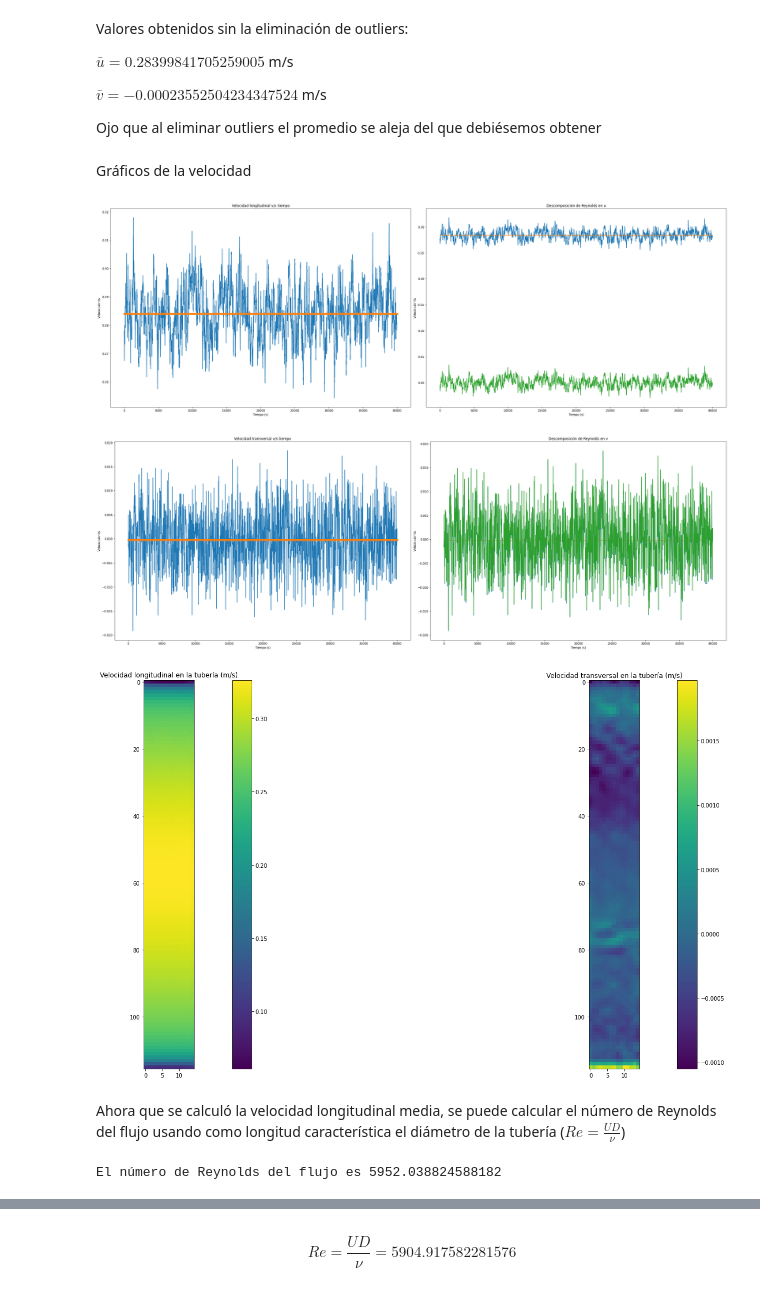
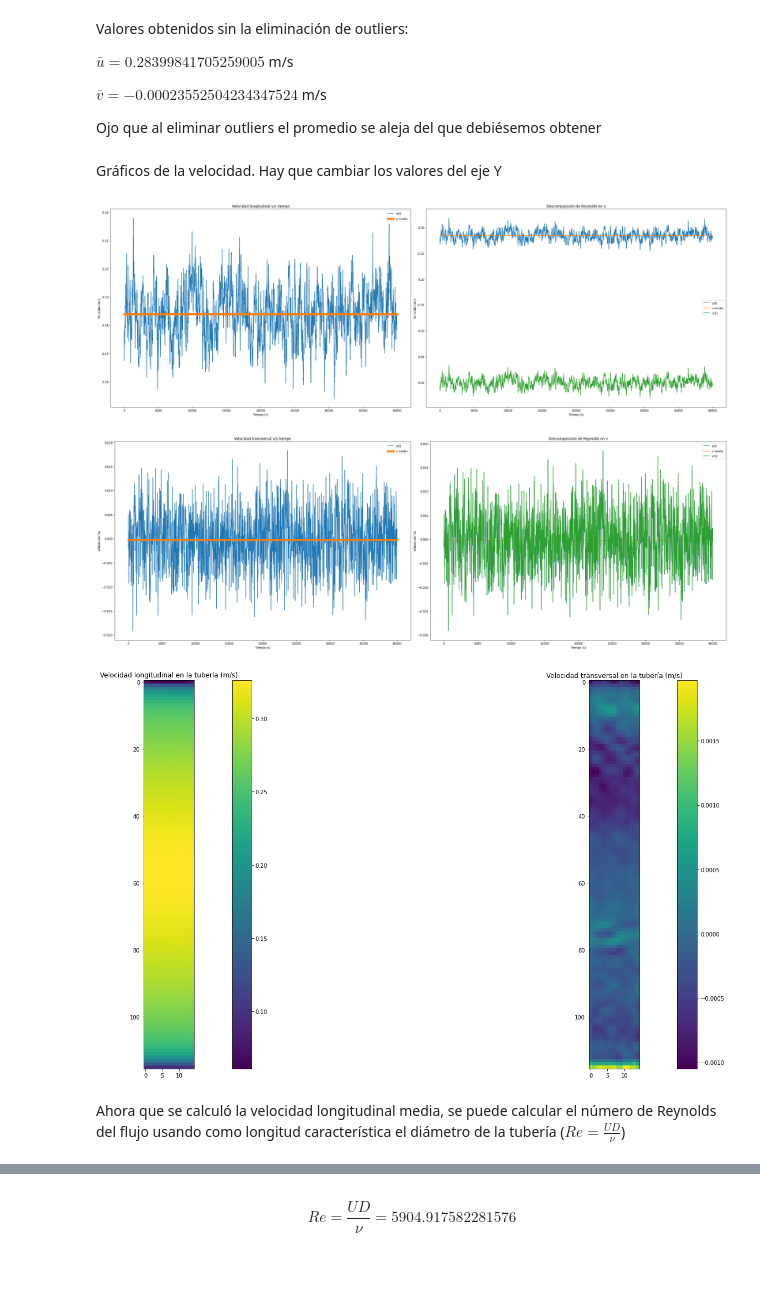
Before and after one commit to AlonsoEspinoza8/Proyecto-ICH1104, a Jupyter notebook: proyecto.ipynb, the cells around one changed output, grey strips where cells are left out. Cells and saved outputs as stored; diff of their text form; code cells hidden in the pictures.

```diff
--- a/proyecto.ipynb
+++ b/proyecto.ipynb
@@ -128,68 +128,65 @@ $\bar{v} = -0.00023552504234347524$ m/s
 
 Ojo que al eliminar outliers el promedio se aleja del que debiésemos obtener
 # %% [markdown]
-Gráficos de la velocidad
+Gráficos de la velocidad. Hay que cambiar los valores del eje Y
 # %%
 # Gráfico u(t) y mean(u) + u'
 plt.subplot(1, 2, 1)
-plt.plot(mean_u_t)
-plt.plot([0,39999], [u_promedio, u_promedio], linewidth=7)
+plt.plot(mean_u_t, label="$u(t)$")
+plt.plot([0,39999], [u_promedio, u_promedio], linewidth=7, label="$\bar{u}$")
 plt.xlabel("Tiempo (s)")
 # plt.xticks(range(0, 39999, 5000), t)
 plt.ylabel("Velocidad m/s")
+plt.legend(["$u(t)$", "$u$ medio"])
 plt.title("Velocidad longitudinal v/s tiempo")
 
 plt.subplot(1, 2, 2)
-plt.plot(list(u_prima + u_promedio))
-plt.plot([0,39999], [u_promedio, u_promedio])
-plt.plot(list(u_prima))
+plt.plot(list(u_prima + u_promedio), label="$u(t)$")
+plt.plot([0,39999], [u_promedio, u_promedio], label="$\bar{u}$")
+plt.plot(list(u_prima), label="$u'(t)$")
 plt.xlabel("Tiempo (s)")
 plt.ylabel("Velocidad m/s")
-plt.title("Descomposición de Reynolds en u")
+plt.legend(["$u(t)$", "$u$ medio", "$u'(t)$"])
+plt.title("Descomposición de Reynolds en $u$")
 
 plt.show()
 
 # Gráfico v(t) y mean(v) + v'
 plt.subplot(1, 2, 1)
-plt.plot(mean_v_t)
-plt.plot([0,39999], [v_promedio, v_promedio], linewidth=7)
+plt.plot(mean_v_t, label="$v(t)$")
+plt.plot([0,39999], [v_promedio, v_promedio], linewidth=7, label="$\bar{v}$")
 plt.xlabel("Tiempo (s)")
 plt.ylabel("Velocidad m/s")
+plt.legend(["$v(t)$", "$v$ medio"])
 plt.title("Velocidad transversal v/s tiempo")
 
 # Esto no me está funcionando
 plt.subplot(1, 2, 2)
-plt.plot(list(v_prima + v_promedio))
-plt.plot([0,39999], [v_promedio, v_promedio])
-plt.plot(list(v_prima))
+plt.plot(list(v_prima + v_promedio), label="$v(t)$")
+plt.plot([0,39999], [v_promedio, v_promedio], label="$\bar{v}$")
+plt.plot(list(v_prima), label="$v'(t)$")
 plt.xlabel("Tiempo (s)")
 plt.ylabel("Velocidad m/s")
-plt.title("Descomposición de Reynolds en v")
+plt.legend(["$v(t)$", "$v$ medio", "$v'(t)$"])
+plt.title("Descomposición de Reynolds en $v$")
 
 plt.show()
 
 # Mapas de calor de la velocidad
 
 plt.subplot(1, 2, 1)
 plt.imshow(mean_u_xy)
 plt.colorbar()
 plt.title("Velocidad longitudinal en la tubería (m/s)")
 
 plt.subplot(1, 2, 2)
 plt.imshow(mean_v_xy)
 plt.colorbar()
 plt.title("Velocidad transversal en la tubería (m/s)")
 plt.show()
 # %% [output]
-[figure, old version]
+[figure, new version]
-[figure, old version]
+[figure, new version]
 [figure]
 # %% [markdown]
 Ahora que se calculó la velocidad longitudinal media, se puede calcular el número de Reynolds del flujo usando como longitud característica el diámetro de la tubería ($Re = \frac{UD}{\nu}$)
-# %%
-reynolds_number = (u_promedio * agua["diametro"] * agua["densidad"]) / agua["viscocidad dinámica"]
-# reynolds_number = (0.279 * agua["diametro"] * agua["densidad"]) / agua["viscocidad dinámica"]
-print(f"El número de Reynolds del flujo es {reynolds_number}")
-# Da un npumero muy bajo para ser un flujo turbulento, cuando veamos el espectro de energía chequear este valor
-# %% [output]
-El número de Reynolds del flujo es 5952.038824588182
```
Also changed, not shown: parts of 10 cells of this notebook.
